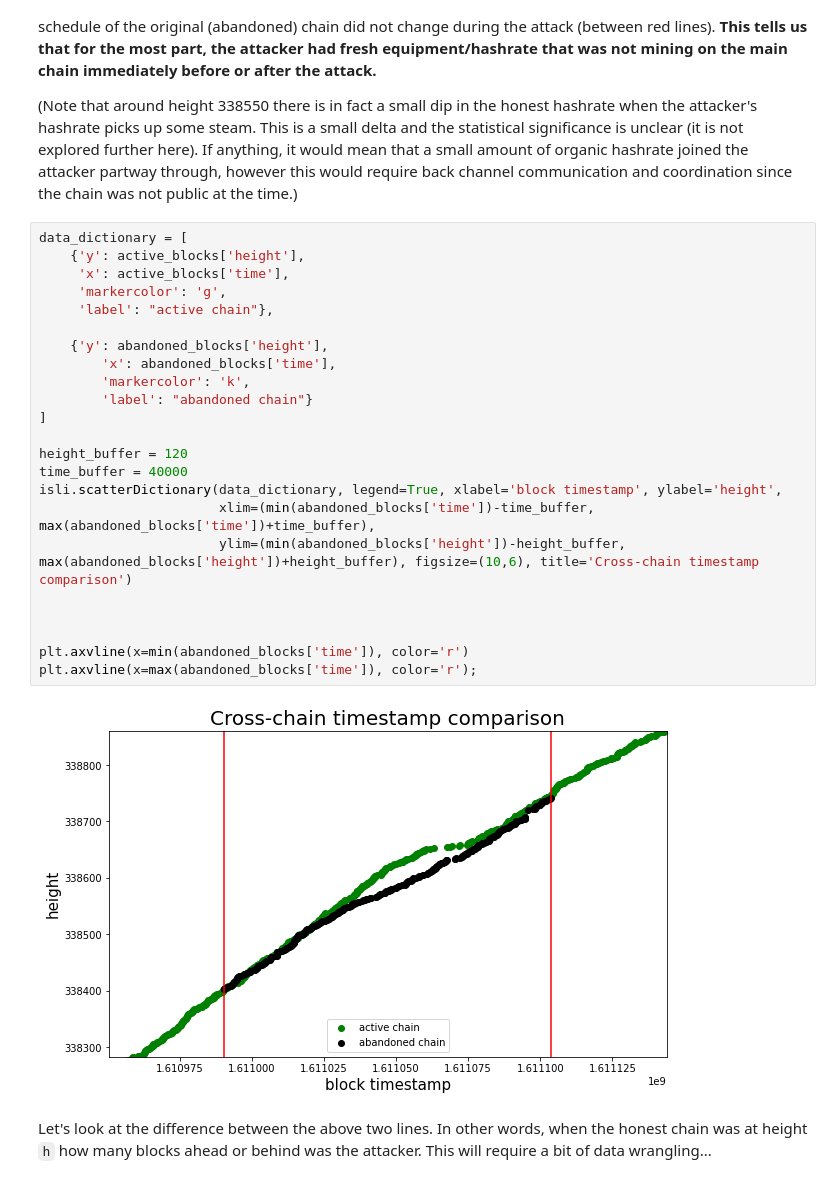
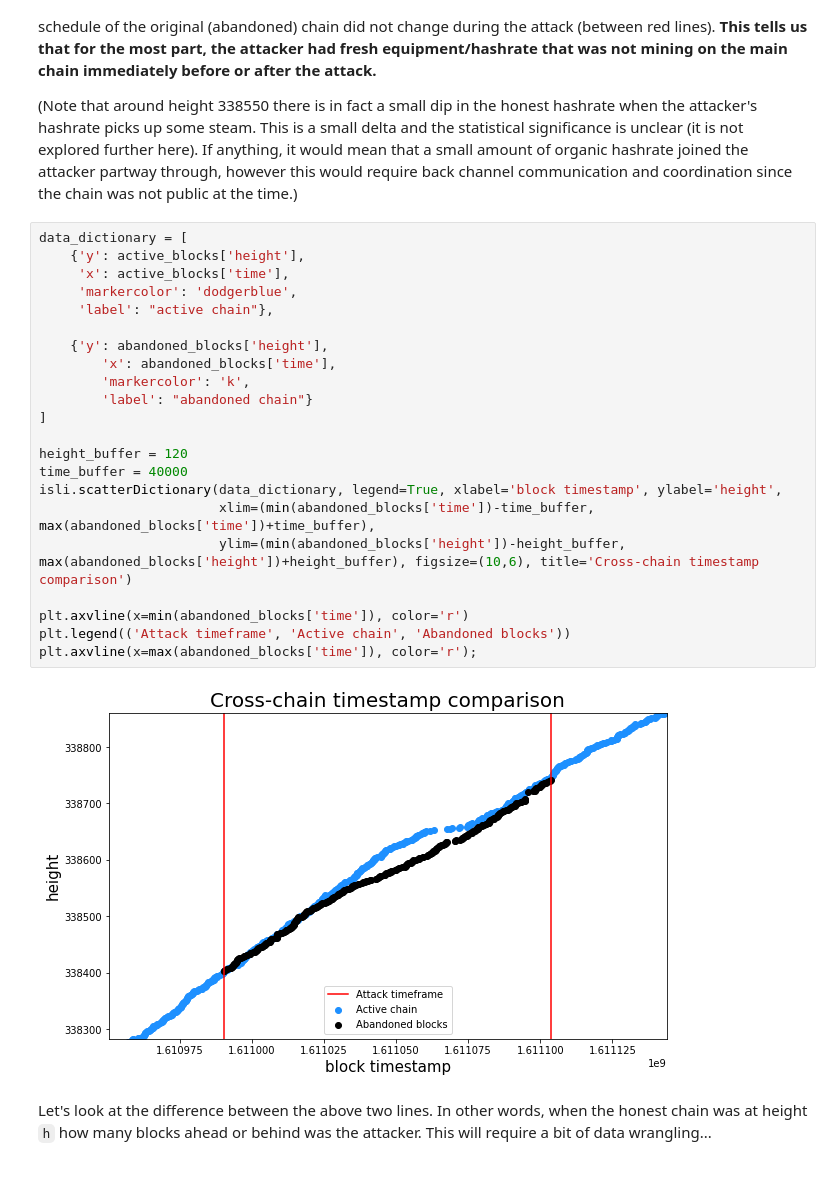
Before and after one commit to Mitchellpkt/firo-forensics, a Jupyter notebook: analysis/jupyter-python-firo-forensics.ipynb, the cells around one changed output. Saved outputs shown, nothing was run; the diff lists cells and outputs as text.

Commit message:
plot tweak

```diff
--- a/analysis/jupyter-python-firo-forensics.ipynb
+++ b/analysis/jupyter-python-firo-forensics.ipynb
@@ -277,28 +277,27 @@ The above scenario is NOT what is observed in the data. The below plot shows tha
 # %%
 data_dictionary = [
     {'y': active_blocks['height'],
      'x': active_blocks['time'],
-     'markercolor': 'g',
+     'markercolor': 'dodgerblue',
      'label': "active chain"},
 
     {'y': abandoned_blocks['height'],
         'x': abandoned_blocks['time'],
         'markercolor': 'k',
         'label': "abandoned chain"}
 ]
 
 height_buffer = 120
 time_buffer = 40000
 isli.scatterDictionary(data_dictionary, legend=True, xlabel='block timestamp', ylabel='height',
                        xlim=(min(abandoned_blocks['time'])-time_buffer, max(abandoned_blocks['time'])+time_buffer),
                        ylim=(min(abandoned_blocks['height'])-height_buffer, max(abandoned_blocks['height'])+height_buffer), figsize=(10,6), title='Cross-chain timestamp comparison')
 
-
-
 plt.axvline(x=min(abandoned_blocks['time']), color='r')
+plt.legend(('Attack timeframe', 'Active chain', 'Abandoned blocks'))
 plt.axvline(x=max(abandoned_blocks['time']), color='r');
 # %% [output]
-[figure, old version]
+[figure, new version]
 # %% [markdown]
 Let's look at the difference between the above two lines. In other words, when the honest chain was at height `h` how many blocks ahead or behind was the attacker. This will require a bit of data wrangling...
 # %% [markdown]
```
